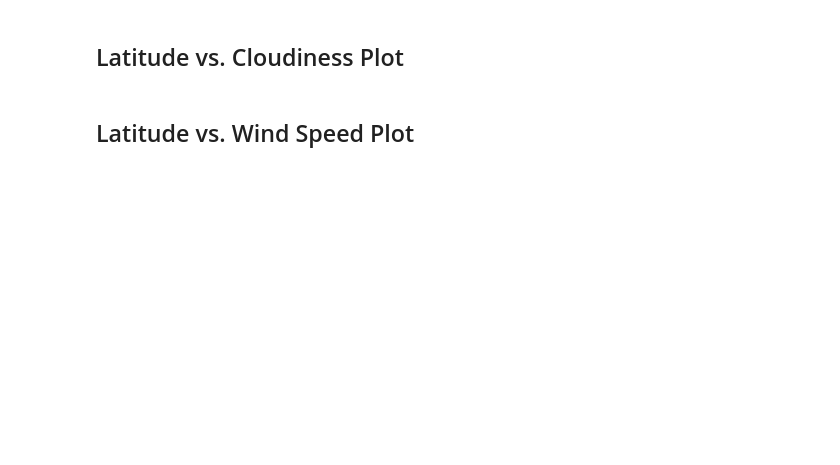
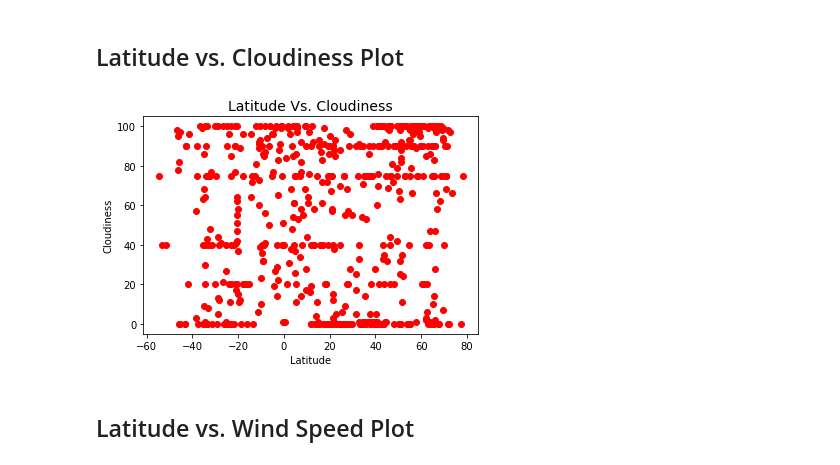
Before and after one commit to Courtneyrobison3/python-api-challenge, a Jupyter notebook: WeatherPy/WeatherPy.ipynb, the cells around one changed output. Saved outputs shown, nothing was run; the diff lists cells and outputs as text; code cells hidden in the pictures; blank space fills up the shorter version.

```diff
--- a/WeatherPy/WeatherPy.ipynb
+++ b/WeatherPy/WeatherPy.ipynb
@@ -190,4 +223,12 @@ Skip this step if there are no cities that have humidity > 100%.
 # %% [markdown]
 ## Latitude vs. Cloudiness Plot
+# %%
+plt.scatter(city_info_df['Lat'], city_info_df['Cloudiness'], marker="o", facecolors='red')
+plt.title('Latitude Vs. Cloudiness',fontsize =14)
+plt.xlabel('Latitude',fontsize =10)
+plt.ylabel('Cloudiness',fontsize =10)
+plt.savefig(r'../output_data/LatVsCloudiness.png')
+# %% [output]
+[figure, added]
 # %% [markdown]
 ## Latitude vs. Wind Speed Plot
```
Also changed, not shown: parts of 20 cells of this notebook, 14 other files.
